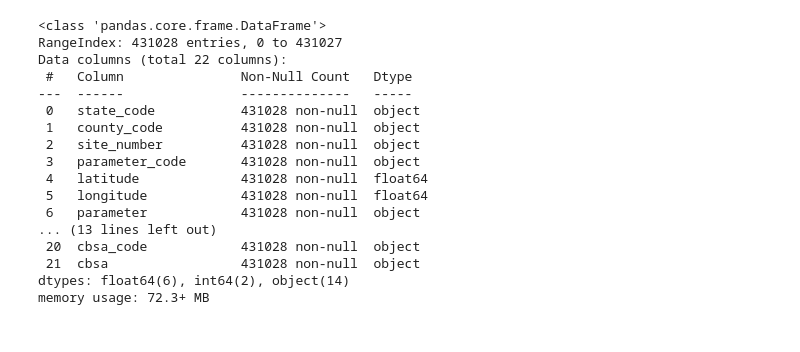
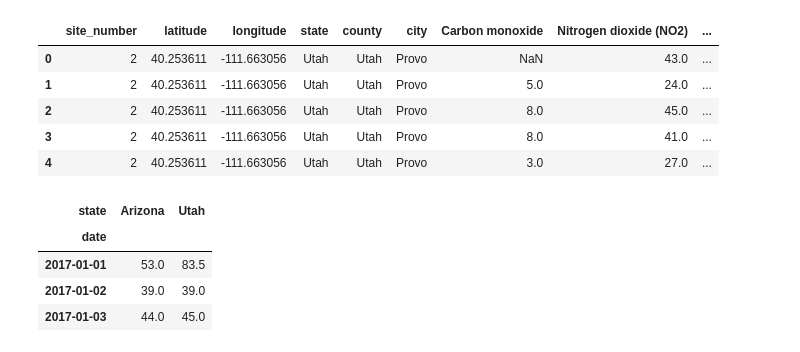
Before and after one commit to esnt/airquality, a Jupyter notebook: VisualizingAQS.ipynb, the cells around one changed output. Saved outputs shown, nothing was run; the diff lists cells and outputs as text; code cells hidden in the pictures.

```diff
--- a/VisualizingAQS.ipynb
+++ b/VisualizingAQS.ipynb
@@ -212,20 +0,0 @@ DF.shape
-# %%
-DF.info()
-# %% [output]
-<class 'pandas.core.frame.DataFrame'>
-RangeIndex: 431028 entries, 0 to 431027
-Data columns (total 22 columns):
- #   Column               Non-Null Count   Dtype
----  ------               --------------   -----
- 0   state_code           431028 non-null  object
- 1   county_code          431028 non-null  object
- 2   site_number          431028 non-null  object
- 3   parameter_code       431028 non-null  object
- 4   latitude             431028 non-null  float64
- 5   longitude            431028 non-null  float64
- 6   parameter            431028 non-null  object
-... (13 lines left out)
- 20  cbsa_code            431028 non-null  object
- 21  cbsa                 431028 non-null  object
-dtypes: float64(6), int64(2), object(14)
-memory usage: 72.3+ MB
@@ -234,0 +12,24 @@ memory usage: 72.3+ MB
+# %%
+df = pd.read_csv('data.csv')
+# %%
+df.head()
+# %% [output]
+|  | site_number | latitude | longitude | state | county | city | Carbon monoxide | Nitrogen dioxide (NO2) | ... |
+| 0 | 2 | 40.253611 | -111.663056 | Utah | Utah | Provo | NaN | 43.0 | ... |
+| 1 | 2 | 40.253611 | -111.663056 | Utah | Utah | Provo | 5.0 | 24.0 | ... |
+| 2 | 2 | 40.253611 | -111.663056 | Utah | Utah | Provo | 8.0 | 45.0 | ... |
+| 3 | 2 | 40.253611 | -111.663056 | Utah | Utah | Provo | 8.0 | 41.0 | ... |
+| 4 | 2 | 40.253611 | -111.663056 | Utah | Utah | Provo | 3.0 | 27.0 | ... |
+# %%
+# ut = df[df['state']=='Utah']
+# az = df[df['state']=='Arizona']
+
+dfw = df.groupby(['state','date'])[['aqi']].max().reset_index()
+dfw = dfw.pivot(index='date', columns='state', values='aqi')
+dfw.head(3)
+# %% [output]
+| state | Arizona | Utah |
+| date |  |  |
+| 2017-01-01 | 53.0 | 83.5 |
+| 2017-01-02 | 39.0 | 39.0 |
+| 2017-01-03 | 44.0 | 45.0 |
```
Also changed, not shown: parts of 47 cells of this notebook, 4 other files.
